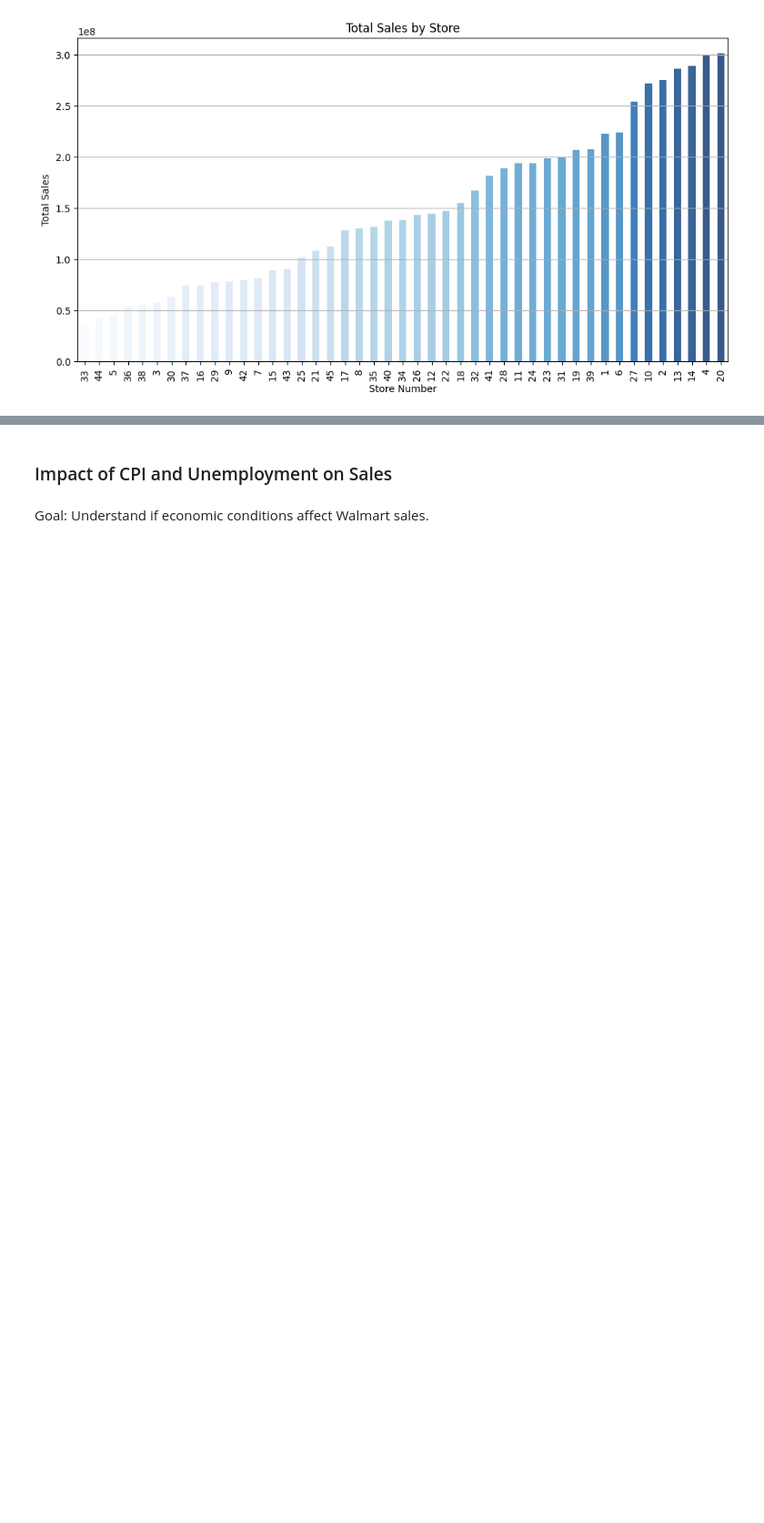
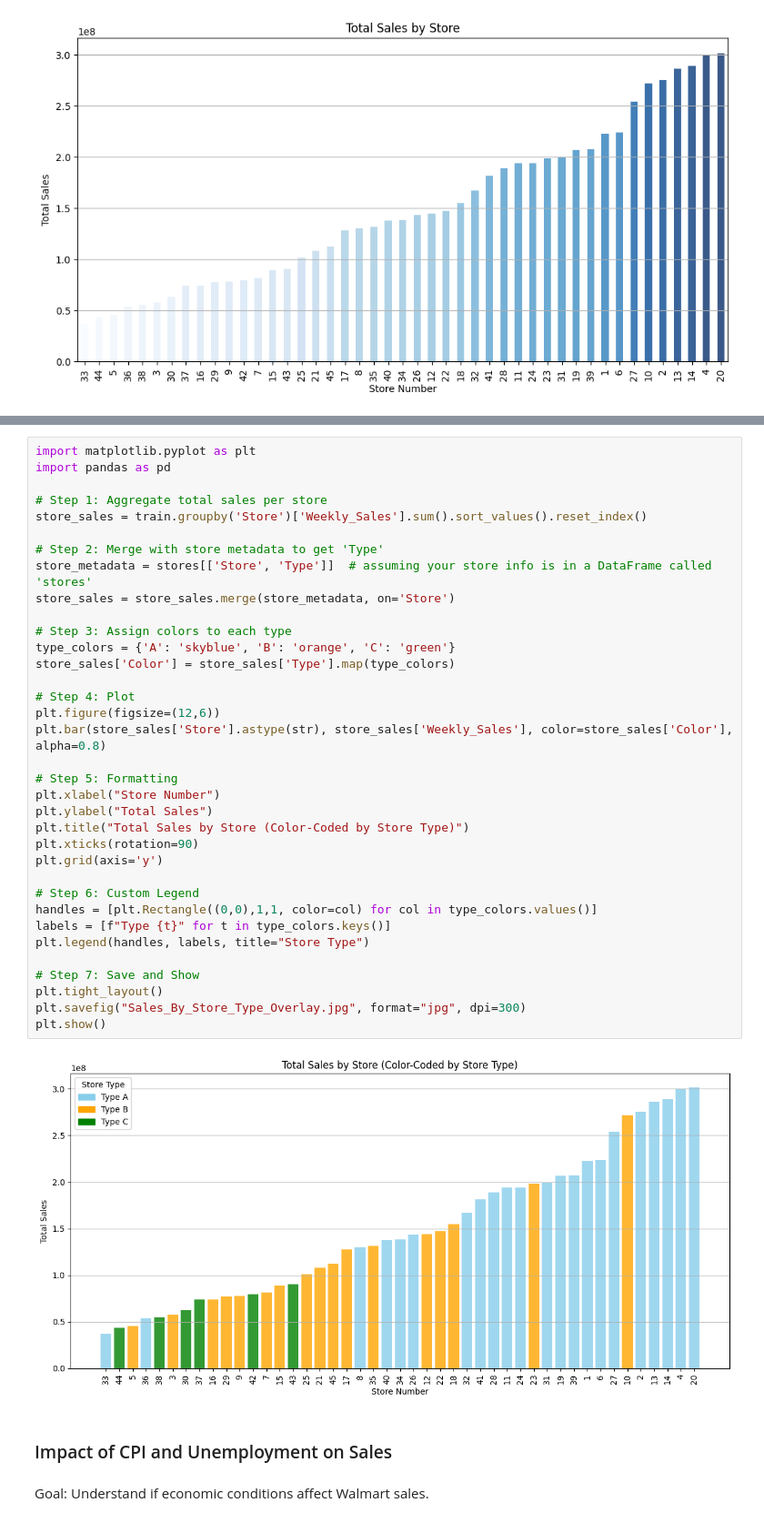
Before and after one commit to johnpospisil/walmart-sales, a Jupyter notebook: forecasting-walmart-sales.ipynb, the cells around one changed output, grey strips where cells are left out. Shown at 91% size. Drawn from its saved outputs; the diff is of its cells as text; blank space fills up the shorter version.

```diff
--- a/forecasting-walmart-sales.ipynb
+++ b/forecasting-walmart-sales.ipynb
@@ -697,3 +751,40 @@ Observations:
+# %%
+import matplotlib.pyplot as plt
+import pandas as pd
+
+# Step 1: Aggregate total sales per store
+store_sales = train.groupby('Store')['Weekly_Sales'].sum().sort_values().reset_index()
+
+# Step 2: Merge with store metadata to get 'Type'
+store_metadata = stores[['Store', 'Type']]  # assuming your store info is in a DataFrame called 'stores'
+store_sales = store_sales.merge(store_metadata, on='Store')
+
+# Step 3: Assign colors to each type
+type_colors = {'A': 'skyblue', 'B': 'orange', 'C': 'green'}
+store_sales['Color'] = store_sales['Type'].map(type_colors)
+
+# Step 4: Plot
+plt.figure(figsize=(12,6))
+plt.bar(store_sales['Store'].astype(str), store_sales['Weekly_Sales'], color=store_sales['Color'], alpha=0.8)
+
+# Step 5: Formatting
+plt.xlabel("Store Number")
+plt.ylabel("Total Sales")
+plt.title("Total Sales by Store (Color-Coded by Store Type)")
+plt.xticks(rotation=90)
+plt.grid(axis='y')
+
+# Step 6: Custom Legend
+handles = [plt.Rectangle((0,0),1,1, color=col) for col in type_colors.values()]
+labels = [f"Type {t}" for t in type_colors.keys()]
+plt.legend(handles, labels, title="Store Type")
+
+# Step 7: Save and Show
+plt.tight_layout()
+plt.savefig("Sales_By_Store_Type_Overlay.jpg", format="jpg", dpi=300)
+plt.show()
+# %% [output]
+[figure, added]
 # %% [markdown]
 ### Impact of CPI and Unemployment on Sales
 # %% [markdown]
```
Also changed, not shown: parts of 10 cells of this notebook.
